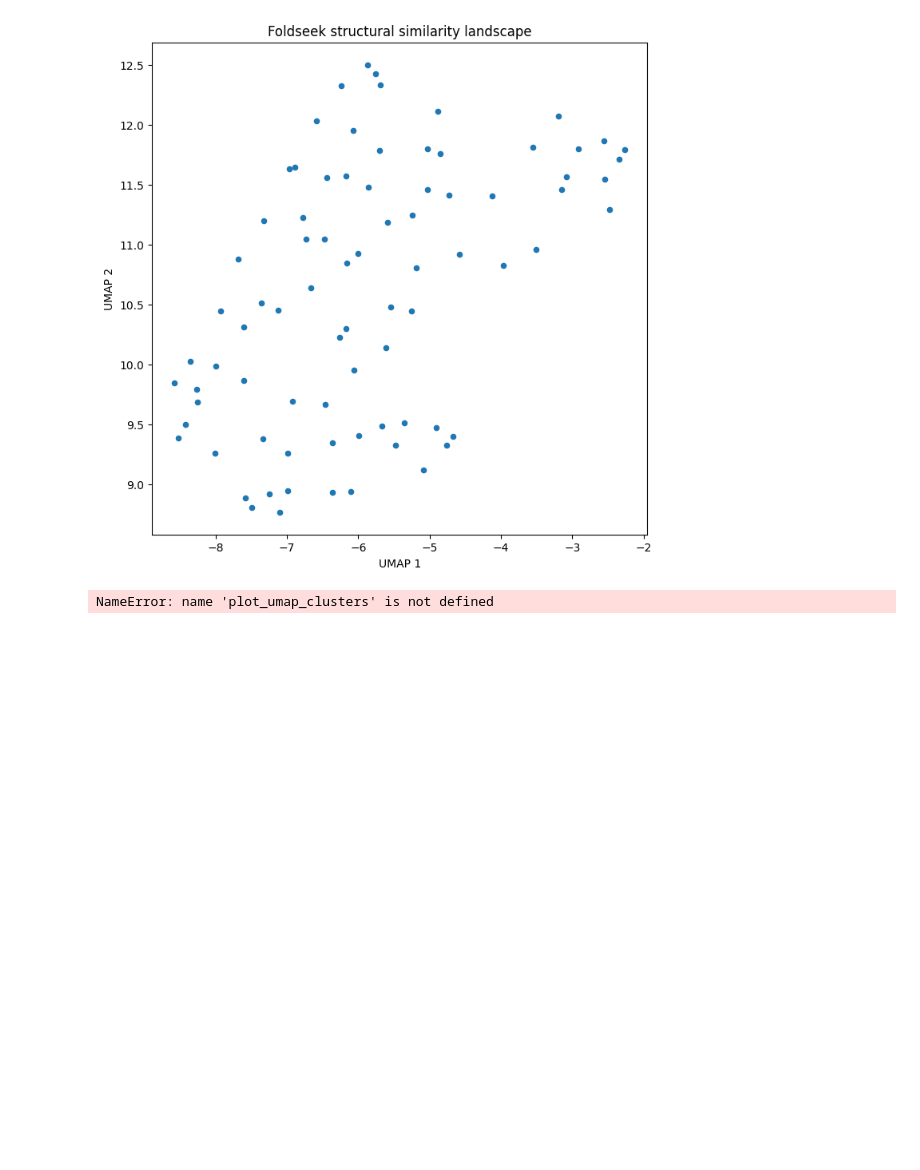
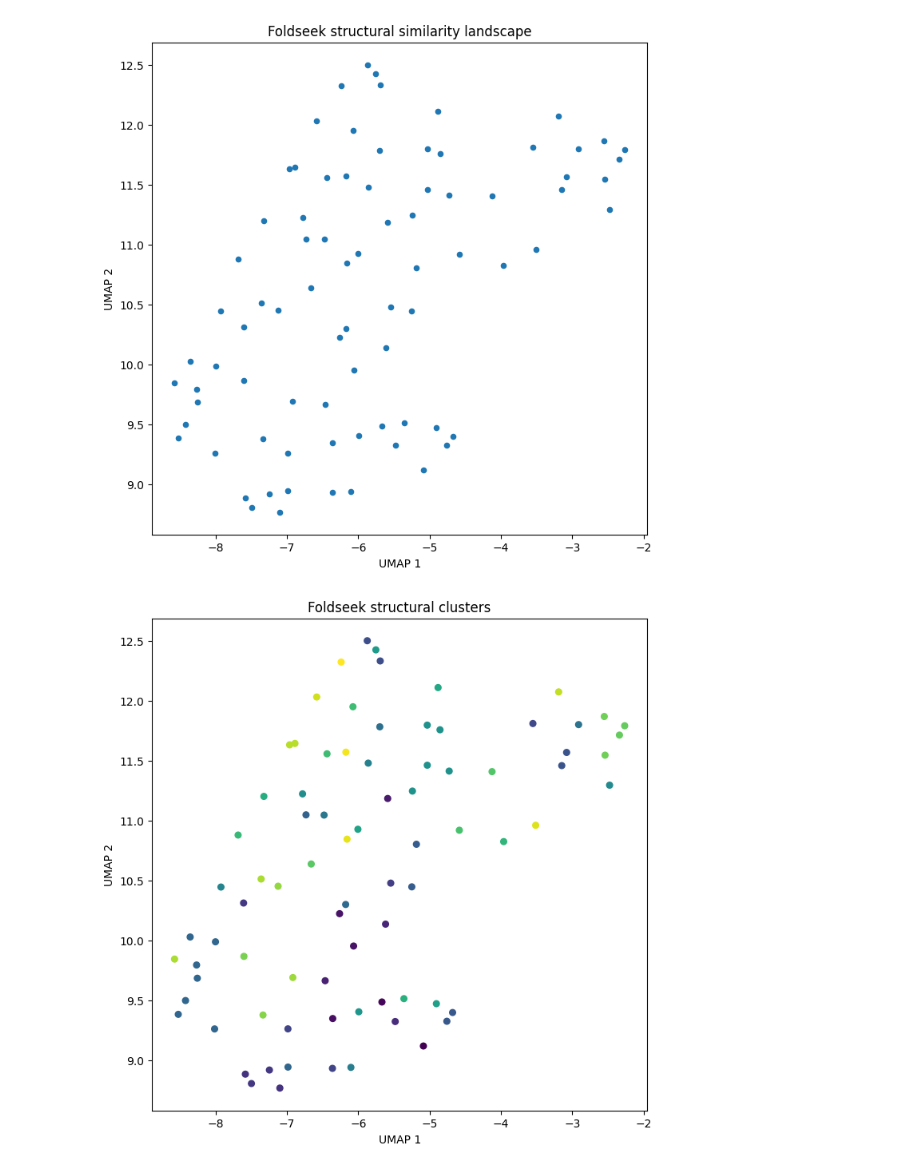
Before and after one commit to Rachel-Oei/Effector-Structure-Prediction, a Jupyter notebook: 06_clustering/umap.ipynb, the cells around one changed output. Cells and saved outputs as stored; diff of their text form; code cells hidden in the pictures; blank space fills up the shorter version.

```diff
--- a/06_clustering/umap.ipynb
+++ b/06_clustering/umap.ipynb
@@ -25,10 +25,8 @@ esm_embedding = plot_umap (esm_matrix)
 # %%
 esm_clusters_dir="/workspaces/Effector-Structure-Prediction/06_clustering/esm_clusters_cluster.tsv"
 af3_clusters_dir="/workspaces/Effector-Structure-Prediction/06_clustering/af3_clusters_cluster.tsv"
-exp_clusters_dir="/workspaces/Effector-Structure-Prediction/06_clustering/exp_clusters_cluster.tsv"
+exp_clusters_dir="/workspaces/Effector-Structure-Prediction/06_clustering/experimental_clusters_cluster.tsv"
 
 plot_umap_clusters(esm_clusters_dir, esm_embedding, esm_matrix)
-plot_umap_clusters(exp_clusters_dir, exp_embedding, exp_matrix)
-plot_umap_clusters(af3_clusters_dir, af3_embedding, af3_matrix)
 # %% [output]
-NameError: name 'plot_umap_clusters' is not defined
+[figure, added]
```
Also changed, not shown: parts of 3 cells of this notebook, 1 other file.
